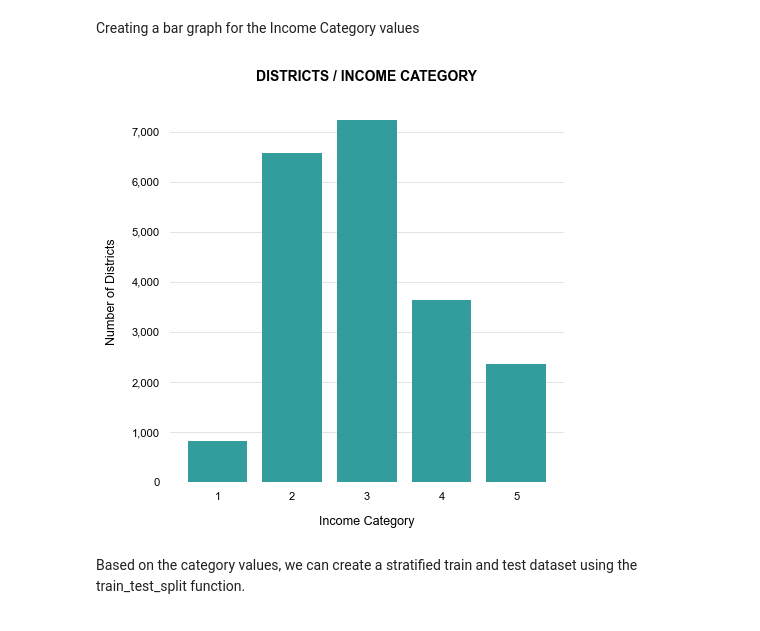
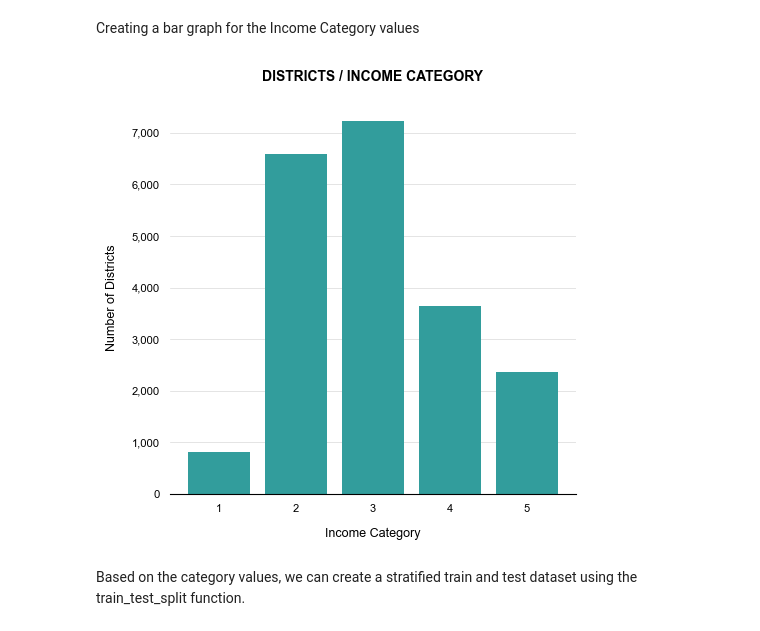
Before and after one commit to Slindex/ML-Projects, a Jupyter notebook: supervised_regression/supervised_regression.ipynb, the cells around one changed output. Drawn from its saved outputs; the diff is of its cells as text; code cells hidden in the pictures.

Commit message:
multiHist function added

```diff
--- a/supervised_regression/supervised_regression.ipynb
+++ b/supervised_regression/supervised_regression.ipynb
@@ -122,13 +125,3 @@ Plotting histograms for numerical data
 
 * Upper cap: 15
 * Lower cap: 0.5
-# %%
-plt.rc('font', size=14)
-plt.rc('axes', labelsize=14, titlesize=14)
-plt.rc('legend', fontsize=14)
-plt.rc('xtick', labelsize=9)
-plt.rc('ytick', labelsize=9)
-
-housingDf.hist(bins=50, figsize=(15,12))
-ut.saveGraph('attribute_histogram')
-plt.show()
@@ -202,9 +197,9 @@ print(type(x))
 # %% [markdown]
 Creating a bar graph for the Income Category values
 # %%
-ut.designedBarGraph('income_category_bar', x, y, 'DISTRICTS / INCOME CATEGORY', 'Income Category', 'Number of Districts')
+ut.barGraph('income_category_bar', x, y, 'DISTRICTS / INCOME CATEGORY', 'Income Category', 'Number of Districts')
 # %% [output]
-[figure, old version]
+[figure, new version]
 # %% [markdown]
 Based on the category values, we can create a stratified train and test dataset using the train_test_split function.
 # %%
```
Also changed, not shown: parts of 5 cells of this notebook, 5 other files.
